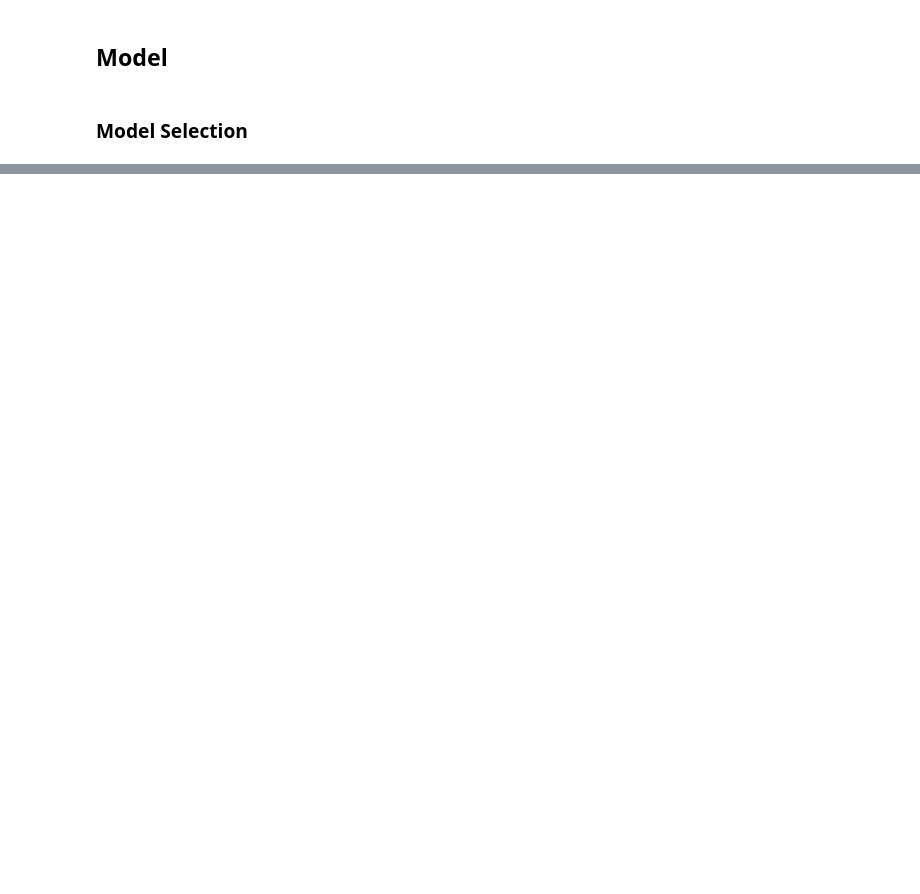
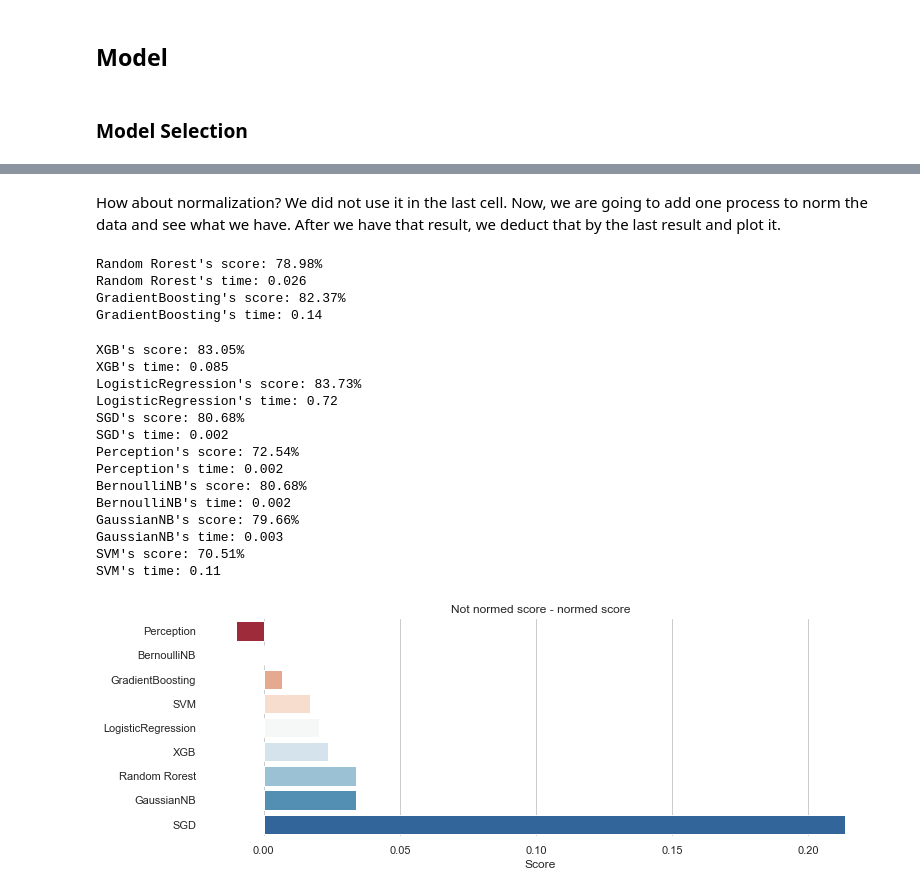
Before and after one commit to air-yan/kaggle_analysis, a Jupyter notebook: EDA on Titanic.ipynb, the cells around one changed output, grey strips where cells are left out. Drawn from its saved outputs; the diff is of its cells as text; code cells hidden in the pictures; blank space fills up the shorter version.

```diff
--- a/EDA on Titanic.ipynb
+++ b/EDA on Titanic.ipynb
@@ -796,0 +793,77 @@ SVM's time: 0.11
+# %% [markdown]
+How about normalization? We did not use it in the last cell. Now, we are going to add one process to norm the data and see what we have. After we have that result, we deduct that by the last result and plot it.
+# %%
+from xgboost import XGBClassifier
+from sklearn import ensemble, linear_model, svm, naive_bayes
+import time
+
+# models
+classifers = {'Random Rorest': ensemble.RandomForestClassifier(), # Ensembling Method
+              'GradientBoosting': ensemble.GradientBoostingClassifier(),
+              'XGB': XGBClassifier(),
+              # Linear model
+              'LogisticRegression': linear_model.LogisticRegressionCV(),
+              'SGD': linear_model.SGDClassifier(),
+              'Perception': linear_model.Perceptron(),
+              # Naive bayes
+              'BernoulliNB': naive_bayes.BernoulliNB(),
+              'GaussianNB': naive_bayes.GaussianNB(),
+              'SVM': svm.SVC(probability=True)}
+
+# create a loop for models to fit and generate scores
+classifier_name1 = []
+classifier_score1 = []
+classifier_time1 = []
+
+for C in classifers:
+    start = time.time() # time start
+    classifier = classifers[C] #initializing
+    classifier.fit(X_train,y_train) #fitting
+    score=classifier.score(X_test,y_test) #scoring
+    end = time.time() # time end
+
+    timespent = end - start
+
+    classifier_name1.append(C)
+    classifier_score1.append(score)
+    classifier_time1.append(timespent)
+
+    print("{classifier}'s score: {score:.2%}\n{classifier}'s time: {timespent:.2}"\
+          .format(classifier=C,score=score,timespent=timespent))
+
+# transform the lists to dataframes (this is not necessary)
+temp1 = np.hstack((np.array(classifier_score1).reshape(9,1),
+                  np.array(classifier_time1).reshape(9,1)))
+score_plot = (pd.DataFrame(index=classifier_name1,data=temp1 - temp,columns=['Score','Time'])
+              .sort_values('Score',ascending=True))
+
+# Barplot for scores and times
+sns.set_style('whitegrid')
+f, axes = plt.subplots(1,1,figsize=(12,4))
+
+ax1 = sns.barplot(score_plot['Score'],
+                  score_plot.index,palette='RdBu',
+                  )
+ax1.set_title('Not normed score - normed score')
+
+sns.despine(left=True,bottom=True)
+# %% [output]
+Random Rorest's score: 78.98%
+Random Rorest's time: 0.026
+GradientBoosting's score: 82.37%
+GradientBoosting's time: 0.14
+XGB's score: 83.05%
+XGB's time: 0.085
+LogisticRegression's score: 83.73%
+LogisticRegression's time: 0.72
+SGD's score: 80.68%
+SGD's time: 0.002
+Perception's score: 72.54%
+Perception's time: 0.002
+BernoulliNB's score: 80.68%
+BernoulliNB's time: 0.002
+GaussianNB's score: 79.66%
+GaussianNB's time: 0.003
+SVM's score: 70.51%
+SVM's time: 0.11
+[figure, added]
```
Also changed, not shown: parts of 15 cells of this notebook.
